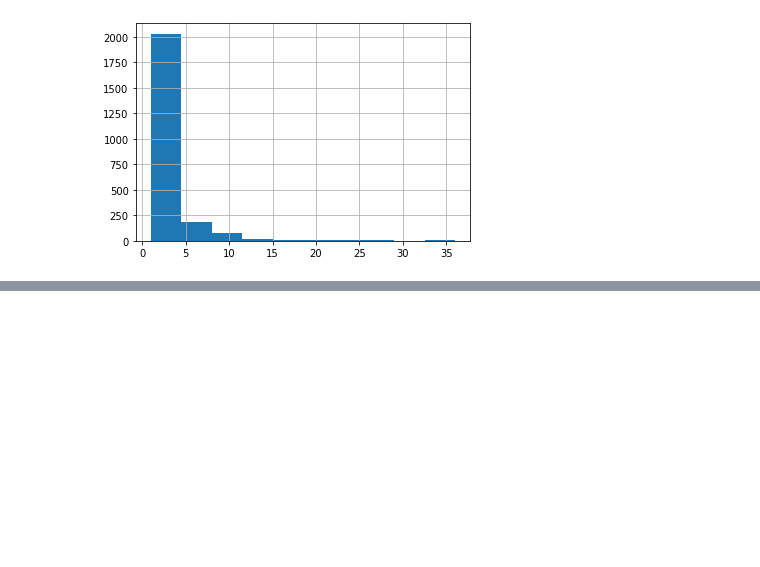
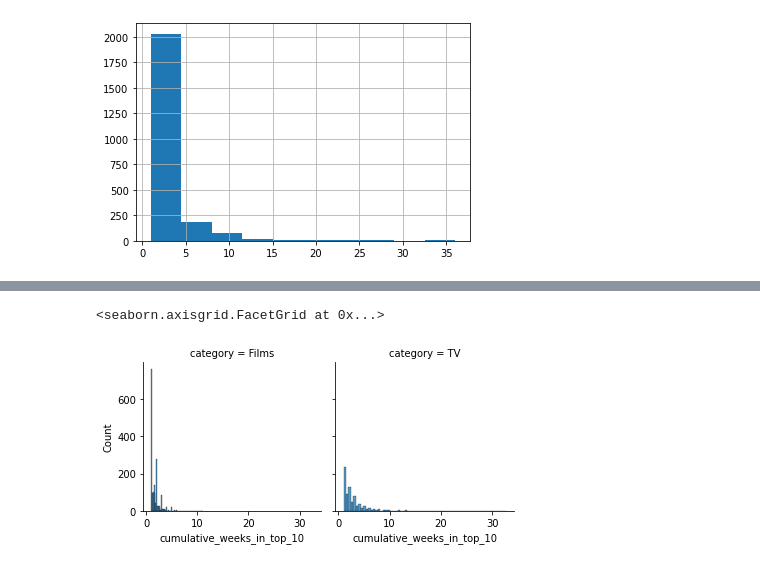
Before and after one commit to NHagar/Research-netflix, a Jupyter notebook: eda/descriptive_stats.ipynb, the cells around one changed output, grey strips where cells are left out. Saved outputs shown, nothing was run; the diff lists cells and outputs as text; code cells hidden in the pictures; blank space fills up the shorter version.

```diff
--- a/eda/descriptive_stats.ipynb
+++ b/eda/descriptive_stats.ipynb
@@ -75,0 +67,8 @@ weeks_by_country_item.set_index('show_title').join(df[['show_title', 'category']
+# %%
+# Tenure distribution
+mean_tenures = df.groupby(['category', 'item_title', 'country_name']).cumulative_weeks_in_top_10.max().groupby(level=[0, 1]).mean().reset_index()
+g = sns.FacetGrid(mean_tenures, col='category')
+g.map(sns.histplot, 'cumulative_weeks_in_top_10')
+# %% [output]
+<seaborn.axisgrid.FacetGrid at 0x...>
+[figure, added]
```
Also changed, not shown: parts of 11 cells of this notebook.
